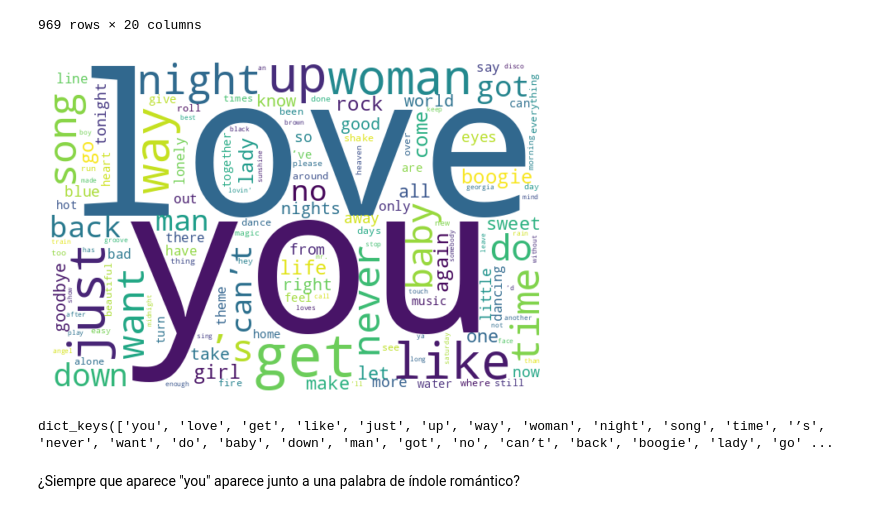
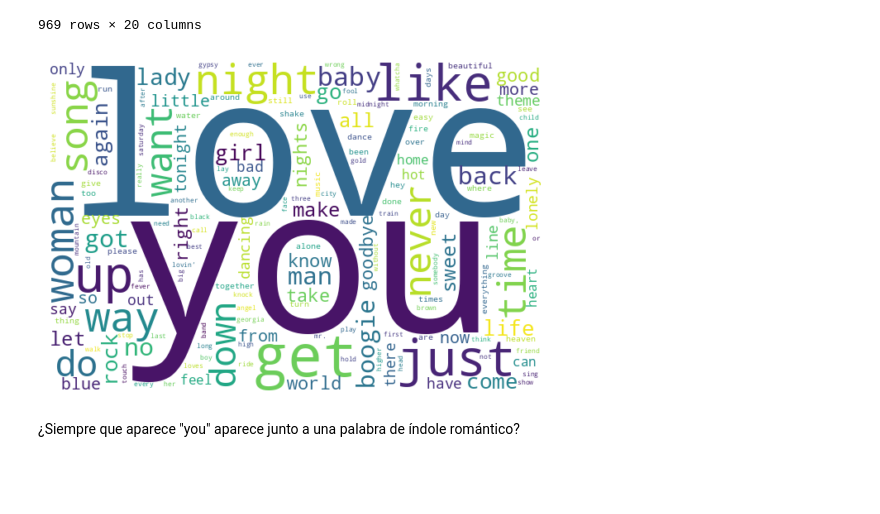
Before and after one commit to iroumec/TPE-FCD, a Jupyter notebook: Notebook.ipynb, the cells around one changed output. Drawn from its saved outputs; the diff is of its cells as text; code cells hidden in the pictures; blank space fills up the shorter version.

```diff
--- a/Notebook.ipynb
+++ b/Notebook.ipynb
@@ -202,19 +243,19 @@ Creamos una columna que contenga el título de la canción sin artículos, prepo
 # %%
 import re
 
-track_dataset["Track Transformed"] = track_dataset["Track"].str.replace(r'[()]', '', regex=True)
+track_dataset["Track_Transformed"] = track_dataset["Track"].str.replace(r'[()]', '', regex=True)
 
 # Lista de palabras que quieres eliminar
-palabras = ["I’ll", "He’s", "She’s", "You’re", "We’re", "the", "of", "to", "don’t", "won’t", "ain’t", "when", "with", "in", "on",
-            "and", "for", "this", "that", "i’m", "a", "me", "my", "i", "is", "be", "it", "what", "your", "how", "&", "gonna",
-            "I’ve", "you’ve", "we’ve", "it’s", "’s",
-            "will", "we", "if", "why", "us", "could", "I’d", "He’d", "She’d", "We’d"]
+palabras = ["I’ll", "He’s", "She’s", "You’re", "We’re", "the", "of", "to", "don’t", "won’t", "ain’t", "when", "with", "in", "on", "and", "for",
+            "this", "that", "i’m", "a", "me", "my", "i", "is", "be", "it", "what", "your", "how", "&", "gonna", "I’ve", "you’ve", "we’ve", "it’s",
+            "’s", "no'", "can’t", "’ve", "’d", "’ll", "an", "at", "will", "we", "if", "why", "us", "could", "I’d", "He’d", "She’d", "We’d"]
 
 # Unir las palabras con el operador |
 patron = r"(?<![\w'()])(" + "|".join(palabras) + r")(?![\w'()])"
 
 # Reemplazar todas las coincidencias en la columna 'Track', sin distinguir entre mayúsculas y minúsculas
-track_dataset["Track Transformed"] = track_dataset["Track Transformed"].str.replace(patron, "", regex=True, flags=re.IGNORECASE)
+track_dataset["Track_Transformed"] = track_dataset["Track_Transformed"].str.replace(patron, "", regex=True, flags=re.IGNORECASE)
+track_dataset["Track_Transformed"] = track_dataset["Track_Transformed"].str.replace(patron, "", regex=True, flags=re.IGNORECASE)
 
 track_dataset
 # %% [output]
@@ -234,34 +275,28 @@ track_dataset
 # %%
 from wordcloud import WordCloud
 
 # Extraemos las palabras de la columna "Track" y medimos su frecuencia.
 # Expand
 
-track_dataset["Track Transformed"] = track_dataset["Track Transformed"].str.lower()
+track_dataset["Track_Transformed"] = track_dataset["Track_Transformed"].str.lower()
 
-series = track_dataset["Track Transformed"].str.split().explode().value_counts().to_dict()
+series = track_dataset["Track_Transformed"].str.split().explode().value_counts().to_dict()
 
 wordcloud = WordCloud(
         #font_path=config.plot.font_path
         background_color="white",
         random_state=123,
         width=300,
         height=200,
         scale=2,
 ).generate_from_frequencies(series)
 
 
 plt.figure()
 plt.imshow(wordcloud, interpolation="bilinear")
 plt.axis("off")
 plt.show()
 # %% [output]
-[figure, old version]
+[figure, new version]
-# %%
-n = series.keys()
-
-n
-# %% [output]
-dict_keys(['you', 'love', 'get', 'like', 'just', 'up', 'way', 'woman', 'night', 'song', 'time', '’s', 'never', 'want', 'do', 'baby', 'down', 'man', 'got', 'no', 'can’t', 'back', 'boogie', 'lady', 'go' ...
 # %% [markdown]
 ¿Siempre que aparece "you" aparece junto a una palabra de índole romántico?
```
Also changed, not shown: parts of 9 cells of this notebook, 3 other files.
